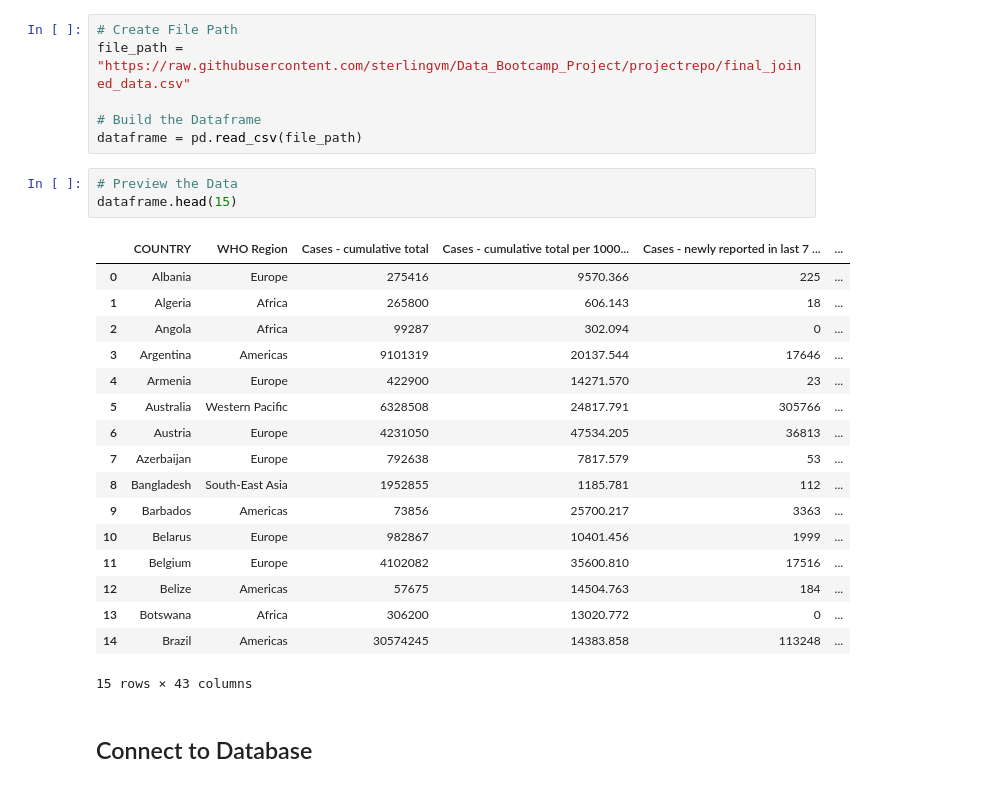
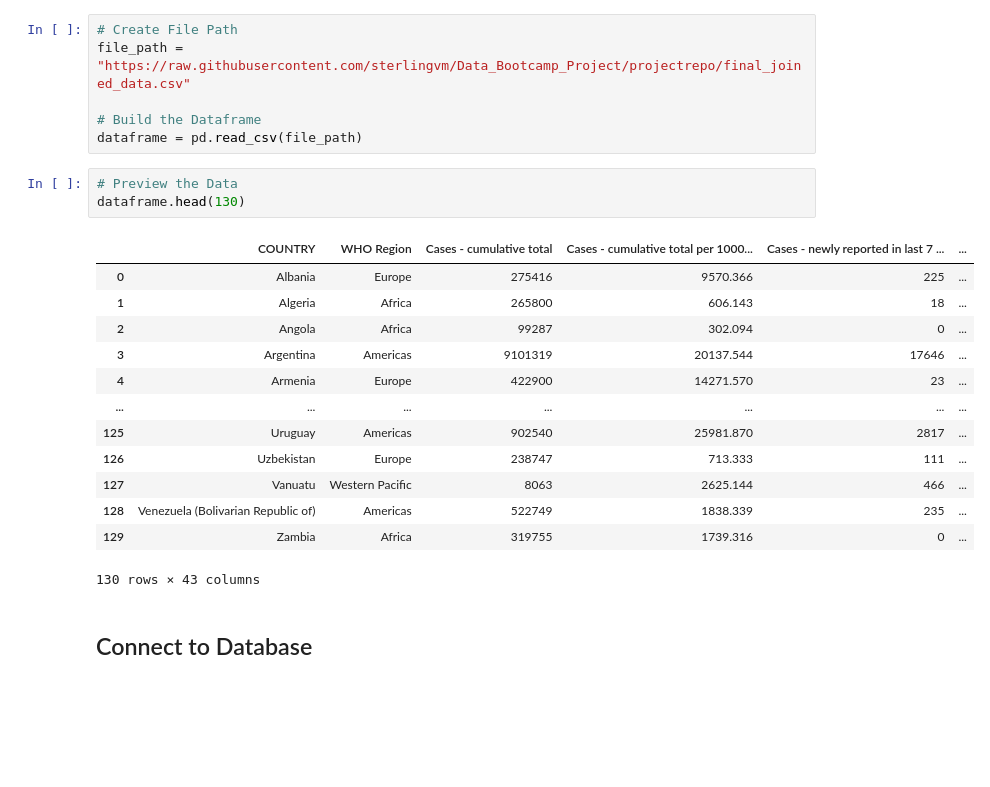
Before and after one commit to sterlingvm/Data_Bootcamp_Project, a Jupyter notebook: DBFP_Machine_Learning_Model_v0_2_8.ipynb, the cells around one changed output. Saved outputs shown, nothing was run; the diff lists cells and outputs as text; blank space fills up the shorter version.

```diff
--- a/DBFP_Machine_Learning_Model_v0_2_8.ipynb
+++ b/DBFP_Machine_Learning_Model_v0_2_8.ipynb
@@ -32,25 +32,21 @@ file_path = "https://raw.githubusercontent.com/sterlingvm/Data_Bootcamp_Project/
 dataframe = pd.read_csv(file_path)
 # %%
 # Preview the Data
-dataframe.head(15)
+dataframe.head(130)
 # %% [output]
 |  | COUNTRY | WHO Region | Cases - cumulative total | Cases - cumulative total per 1000... | Cases - newly reported in last 7 ... | ... |
 | 0 | Albania | Europe | 275416 | 9570.366 | 225 | ... |
 | 1 | Algeria | Africa | 265800 | 606.143 | 18 | ... |
 | 2 | Angola | Africa | 99287 | 302.094 | 0 | ... |
 | 3 | Argentina | Americas | 9101319 | 20137.544 | 17646 | ... |
 | 4 | Armenia | Europe | 422900 | 14271.570 | 23 | ... |
-| 5 | Australia | Western Pacific | 6328508 | 24817.791 | 305766 | ... |
-| 6 | Austria | Europe | 4231050 | 47534.205 | 36813 | ... |
-| 7 | Azerbaijan | Europe | 792638 | 7817.579 | 53 | ... |
-| 8 | Bangladesh | South-East Asia | 1952855 | 1185.781 | 112 | ... |
-| 9 | Barbados | Americas | 73856 | 25700.217 | 3363 | ... |
-| 10 | Belarus | Europe | 982867 | 10401.456 | 1999 | ... |
-| 11 | Belgium | Europe | 4102082 | 35600.810 | 17516 | ... |
-| 12 | Belize | Americas | 57675 | 14504.763 | 184 | ... |
-| 13 | Botswana | Africa | 306200 | 13020.772 | 0 | ... |
-| 14 | Brazil | Americas | 30574245 | 14383.858 | 113248 | ... |
+| ... | ... | ... | ... | ... | ... | ... |
+| 125 | Uruguay | Americas | 902540 | 25981.870 | 2817 | ... |
+| 126 | Uzbekistan | Europe | 238747 | 713.333 | 111 | ... |
+| 127 | Vanuatu | Western Pacific | 8063 | 2625.144 | 466 | ... |
+| 128 | Venezuela (Bolivarian Republic of) | Americas | 522749 | 1838.339 | 235 | ... |
+| 129 | Zambia | Africa | 319755 | 1739.316 | 0 | ... |
-15 rows × 43 columns
+130 rows × 43 columns
 # %% [markdown]
 ## Connect to Database
 # %%
```
Also changed, not shown: parts of 7 cells of this notebook, 2 other files.
